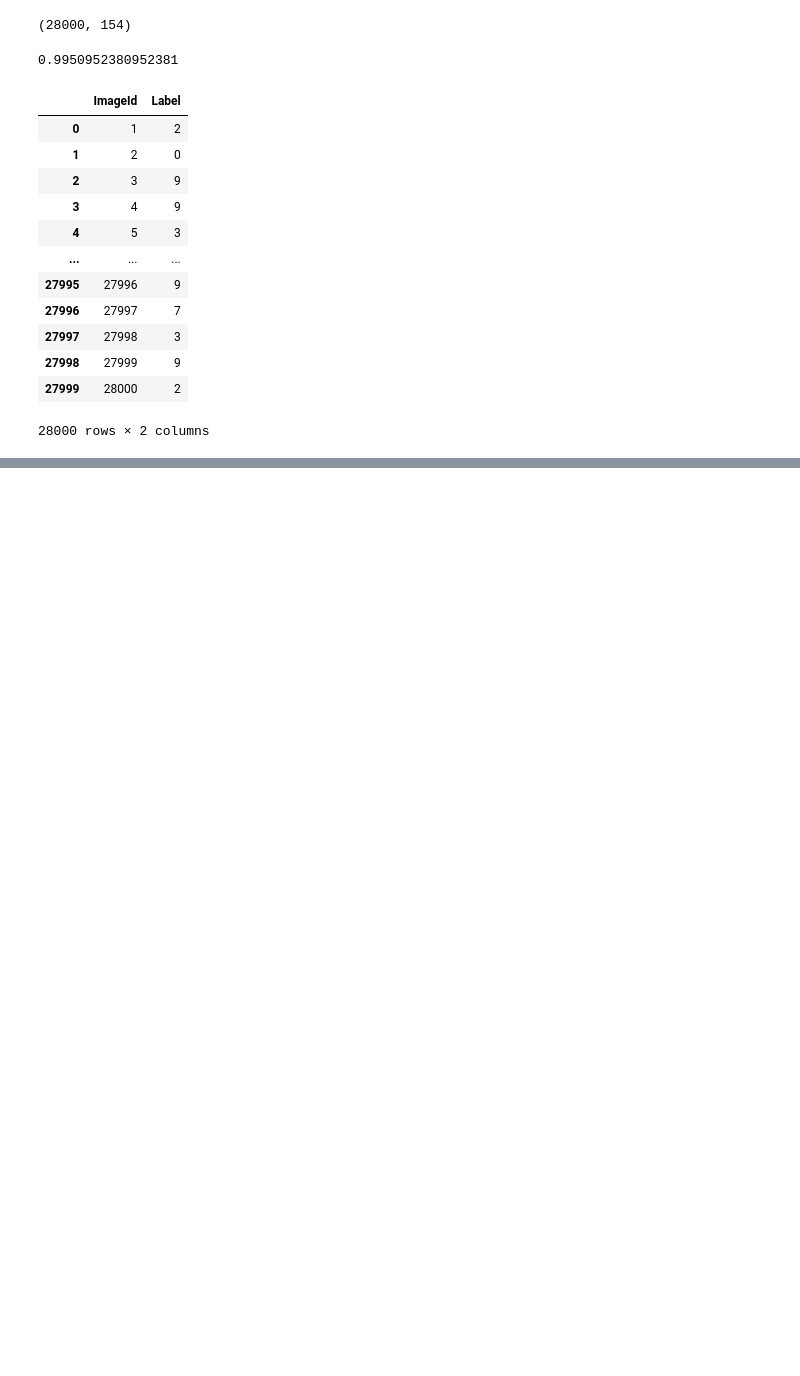
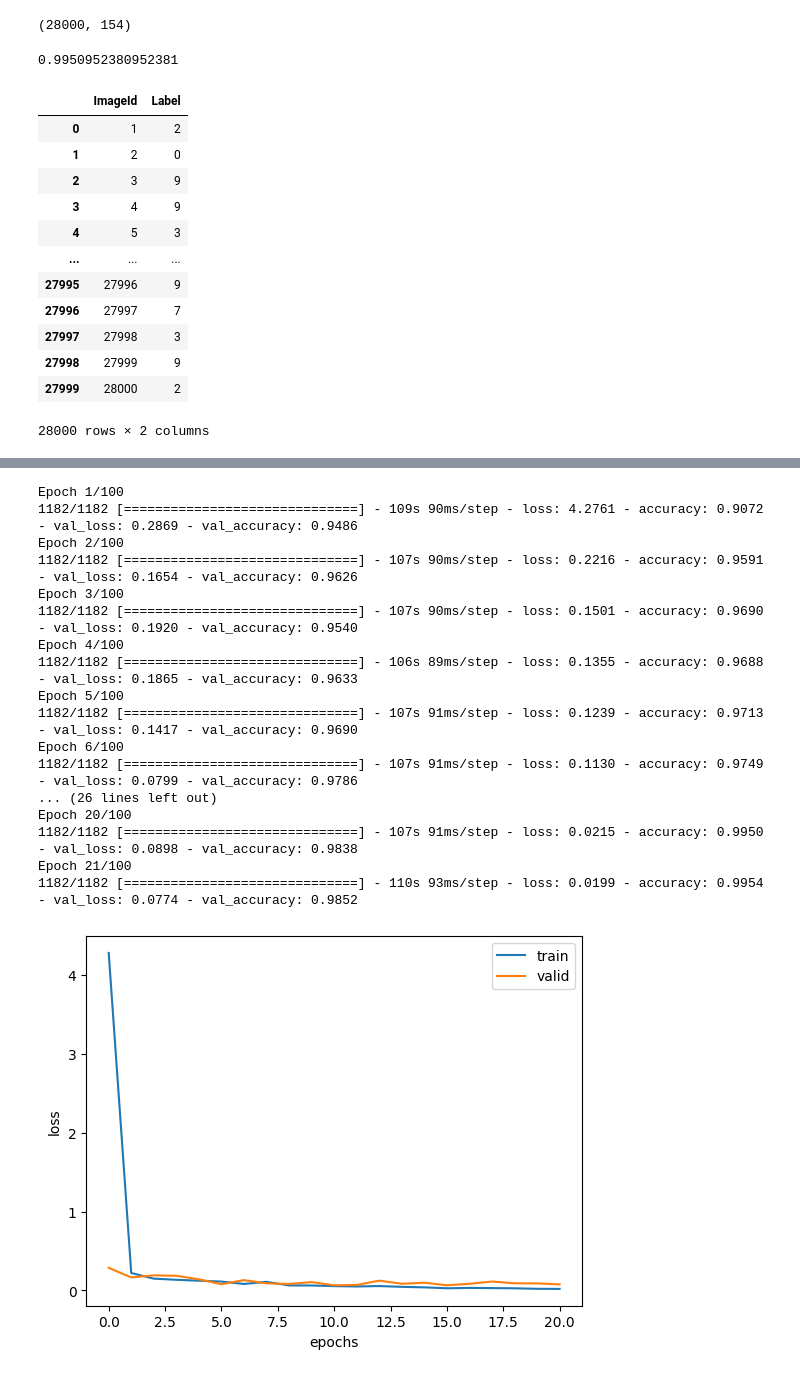
Before and after one commit to leonidasiy/Projects, a Jupyter notebook: Digit Recognizer/digit-recognizer-submission.ipynb, the cells around one changed output, grey strips where cells are left out. Cells and saved outputs as stored; diff of their text form; code cells hidden in the pictures; blank space fills up the shorter version.

```diff
--- a/Digit Recognizer/digit-recognizer-submission.ipynb
+++ b/Digit Recognizer/digit-recognizer-submission.ipynb
@@ -179,3 +204,40 @@ pd.read_csv('/kaggle/working/submission.csv')
 | 27998 | 27999 | 9 |
 | 27999 | 28000 | 2 |
 28000 rows × 2 columns
+# %%
+#Prepare tf dataset
+X = np.reshape(X, (-1, 28, 28))
+X_train, X_valid, y_train, y_valid = train_test_split(X, y, test_size=0.1, stratify=y, random_state=42)
+
+train_set = prepare_dataset(X_train, y_train)
+valid_set = prepare_dataset(X_valid, y_valid)
+
+# for batch in train_set.take(1):
+#     print(batch)
+# %%
+#Build model
+from functools import partial
+
+convolution = partial(tf.keras.layers.Conv2D, kernel_size=3, padding='same', activation='relu', kernel_initializer='he_normal')
+pooling = partial(tf.keras.layers.MaxPool2D)
+
+model = tf.keras.Sequential([
+    tf.keras.layers.Input([28, 28, 1]),
+    convolution(64),
+    pooling(),
+    convolution(128),
+    pooling(),
+    convolution(256),
+    pooling(),
+    tf.keras.layers.Flatten(),
+    tf.keras.layers.Dense(128, activation='relu', kernel_initializer='he_normal'),
+#     tf.keras.layers.Dropout(0.5),
+    tf.keras.layers.Dense(64, activation='relu', kernel_initializer='he_normal'),
+#     tf.keras.layers.Dropout(0.5),
+    tf.keras.layers.Dense(10, activation='softmax')
+])
+
+model.build([None, 28, 28, 1])
+model.summary()
+
+model.compile(optimizer='nadam', loss='sparse_categorical_crossentropy', metrics=['accuracy'])
@@ -181,0 +262,27 @@ pd.read_csv('/kaggle/working/submission.csv')
+# %%
+#Fit/Evaluate model
+early_stopping = tf.keras.callbacks.EarlyStopping(min_delta=1e-4, patience=10, restore_best_weights=True)
+model_checkpoint = tf.keras.callbacks.ModelCheckpoint('/kaggle/working/checkpoints/{epoch:02d}.keras')
+history = model.fit(train_set, validation_data=valid_set, epochs=100, callbacks=[early_stopping, model_checkpoint])
+
+plot_loss(history)
+#0.066, 0.987
+# %% [output]
+Epoch 1/100
+1182/1182 [==============================] - 109s 90ms/step - loss: 4.2761 - accuracy: 0.9072 - val_loss: 0.2869 - val_accuracy: 0.9486
+Epoch 2/100
+1182/1182 [==============================] - 107s 90ms/step - loss: 0.2216 - accuracy: 0.9591 - val_loss: 0.1654 - val_accuracy: 0.9626
+Epoch 3/100
+1182/1182 [==============================] - 107s 90ms/step - loss: 0.1501 - accuracy: 0.9690 - val_loss: 0.1920 - val_accuracy: 0.9540
+Epoch 4/100
+1182/1182 [==============================] - 106s 89ms/step - loss: 0.1355 - accuracy: 0.9688 - val_loss: 0.1865 - val_accuracy: 0.9633
+Epoch 5/100
+1182/1182 [==============================] - 107s 91ms/step - loss: 0.1239 - accuracy: 0.9713 - val_loss: 0.1417 - val_accuracy: 0.9690
+Epoch 6/100
+1182/1182 [==============================] - 107s 91ms/step - loss: 0.1130 - accuracy: 0.9749 - val_loss: 0.0799 - val_accuracy: 0.9786
+... (26 lines left out)
+Epoch 20/100
+1182/1182 [==============================] - 107s 91ms/step - loss: 0.0215 - accuracy: 0.9950 - val_loss: 0.0898 - val_accuracy: 0.9838
+Epoch 21/100
+1182/1182 [==============================] - 110s 93ms/step - loss: 0.0199 - accuracy: 0.9954 - val_loss: 0.0774 - val_accuracy: 0.9852
+[figure, added]
```
Also changed, not shown: parts of 6 cells of this notebook, 1 other file.
